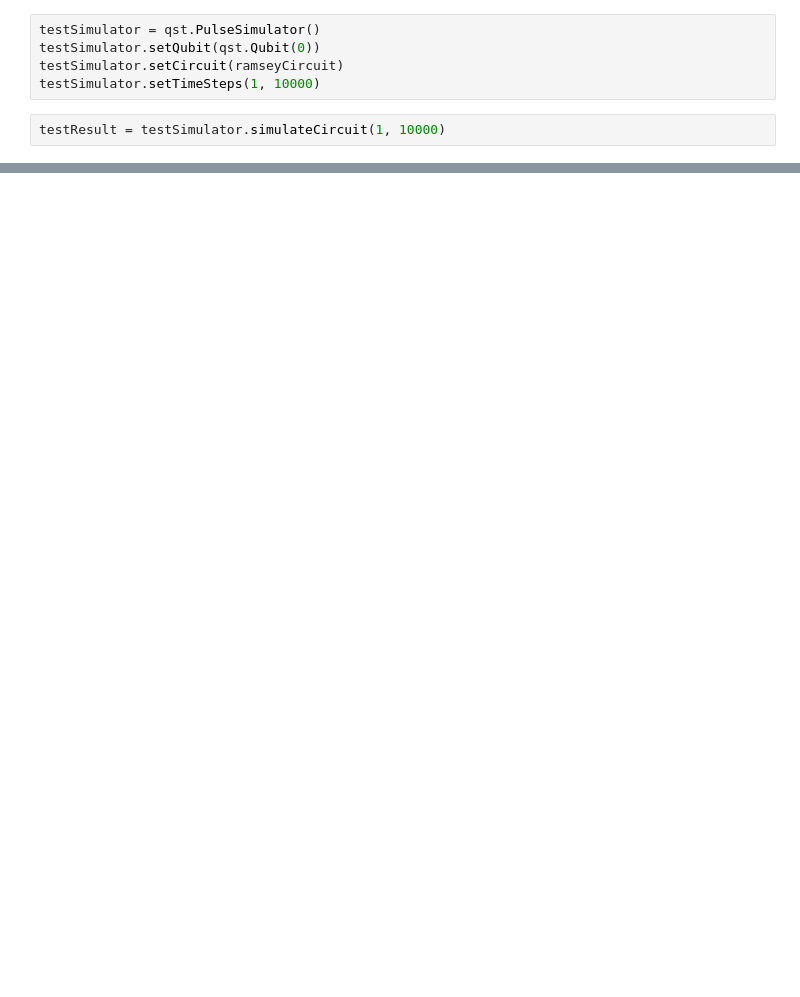
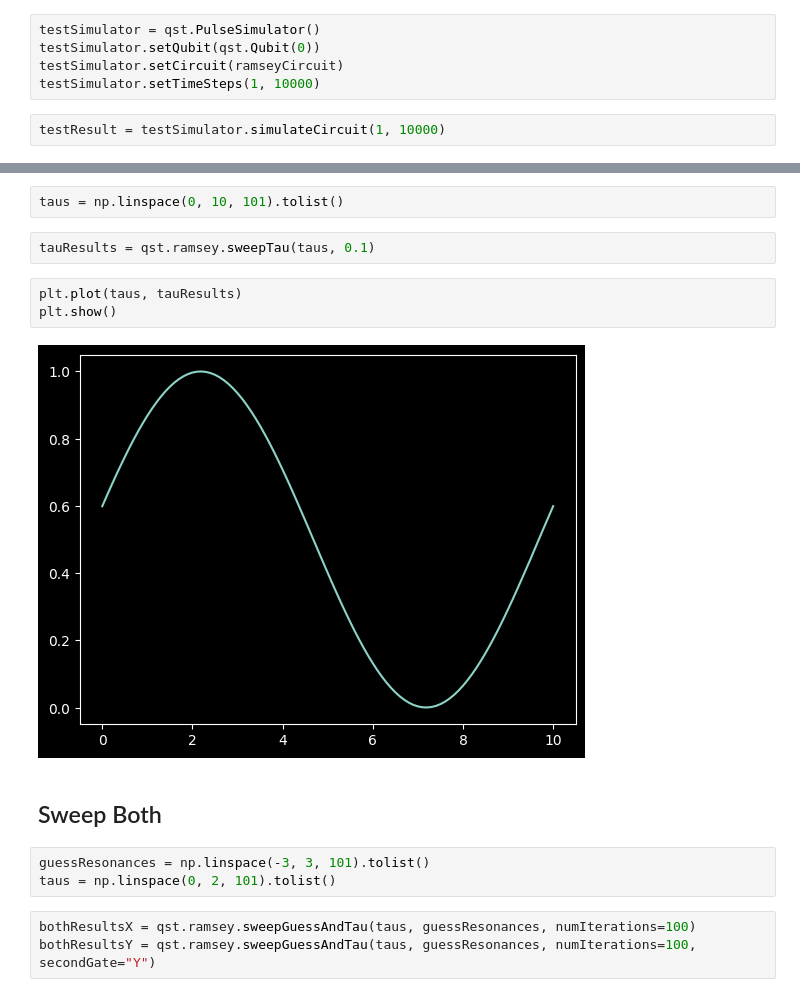
Before and after one commit to Slippery-Chickenz/qipQubitSimTools, a Jupyter notebook: src/example.ipynb, the cells around one changed output, grey strips where cells are left out. Cells and saved outputs as stored; diff of their text form; blank space fills up the shorter version.

```diff
--- a/src/example.ipynb
+++ b/src/example.ipynb
@@ -45,0 +57,17 @@ testResult.plotStates()
+# %%
+taus = np.linspace(0, 10, 101).tolist()
+# %%
+tauResults = qst.ramsey.sweepTau(taus, 0.1)
+# %%
+plt.plot(taus, tauResults)
+plt.show()
+# %% [output]
+[figure, added]
+# %% [markdown]
+## Sweep Both
+# %%
+guessResonances = np.linspace(-3, 3, 101).tolist()
+taus = np.linspace(0, 2, 101).tolist()
+# %%
+bothResultsX = qst.ramsey.sweepGuessAndTau(taus, guessResonances, numIterations=100)
+bothResultsY = qst.ramsey.sweepGuessAndTau(taus, guessResonances, numIterations=100, secondGate="Y")
```
Also changed, not shown: parts of 12 cells of this notebook, 10 other files.
